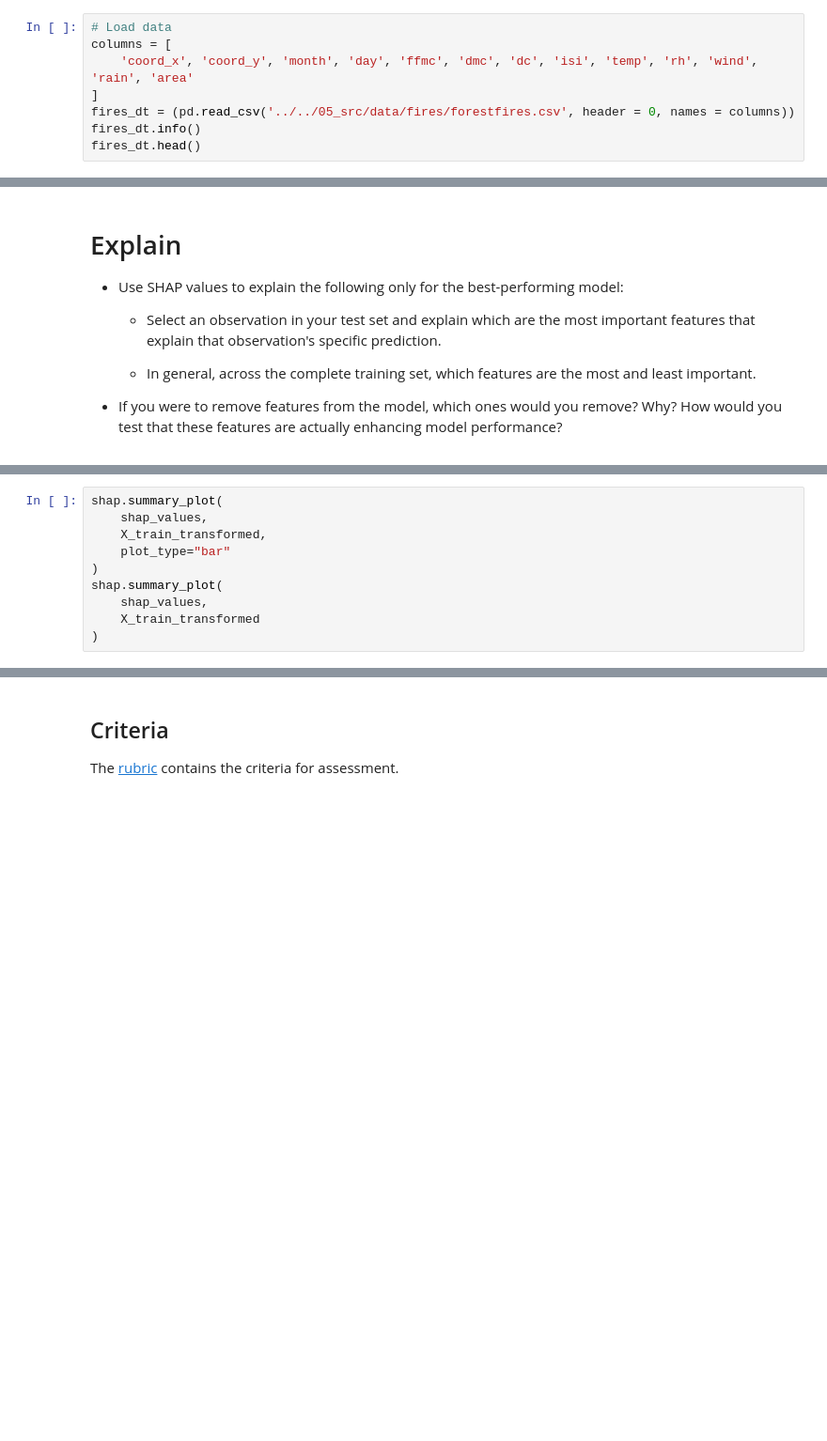
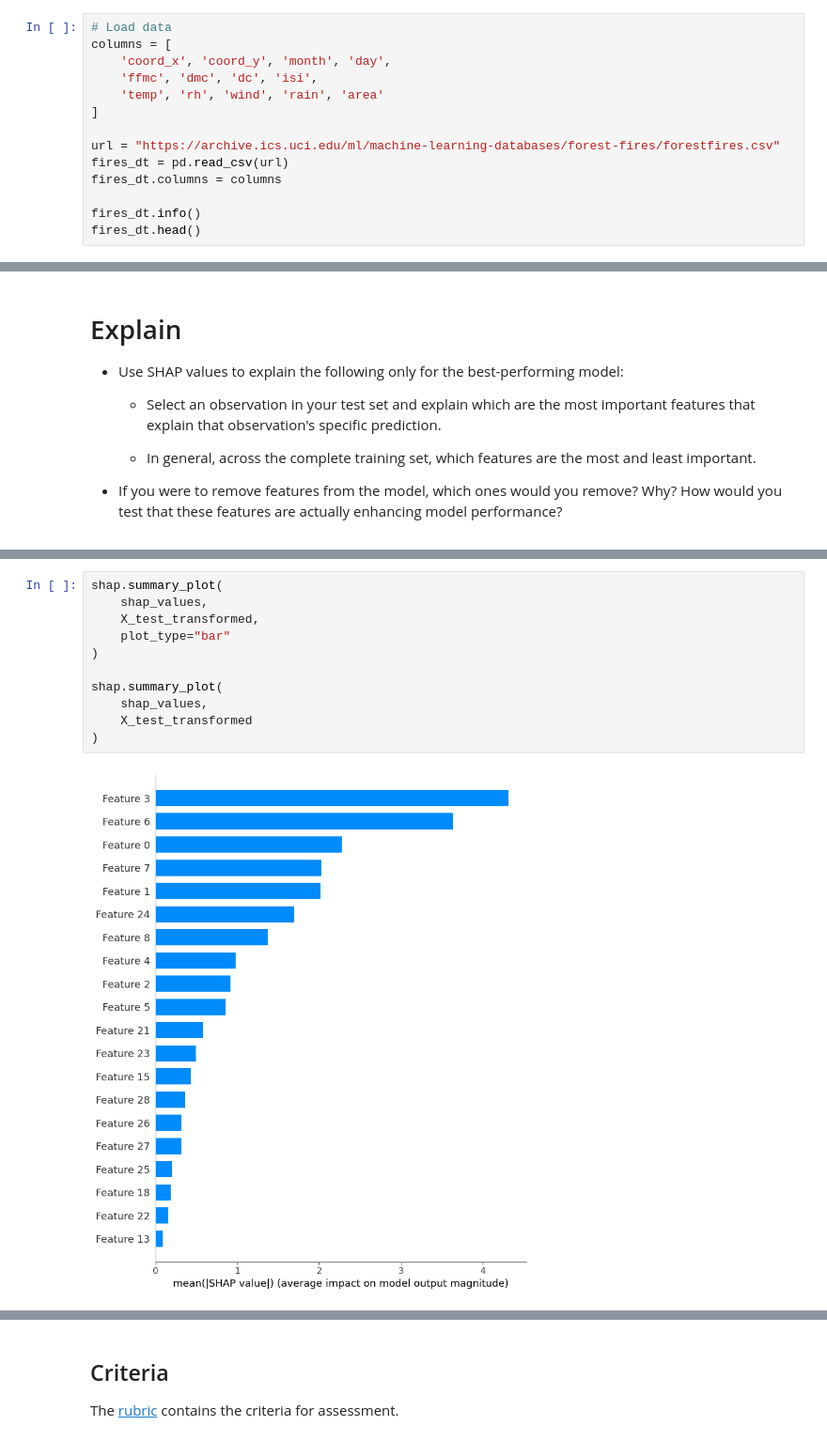
Before and after one commit to smittrivedi/production, a Jupyter notebook: 02_activities/assignments/assignment_2.ipynb, the cells around one changed output, grey strips where cells are left out. Shown at 94% size. Cells and saved outputs as stored; diff of their text form; blank space fills up the shorter version.

```diff
--- a/02_activities/assignments/assignment_2.ipynb
+++ b/02_activities/assignments/assignment_2.ipynb
@@ -95,8 +96,14 @@ import pickle
 # %%
 # Load data
 columns = [
-    'coord_x', 'coord_y', 'month', 'day', 'ffmc', 'dmc', 'dc', 'isi', 'temp', 'rh', 'wind', 'rain', 'area'
+    'coord_x', 'coord_y', 'month', 'day',
+    'ffmc', 'dmc', 'dc', 'isi',
+    'temp', 'rh', 'wind', 'rain', 'area'
 ]
-fires_dt = (pd.read_csv('../../05_src/data/fires/forestfires.csv', header = 0, names = columns))
+
+url = "https://archive.ics.uci.edu/ml/machine-learning-databases/forest-fires/forestfires.csv"
+fires_dt = pd.read_csv(url)
+fires_dt.columns = columns
+
 fires_dt.info()
 fires_dt.head()
@@ -325,10 +412,13 @@ shap.force_plot(
 # %%
 shap.summary_plot(
     shap_values,
-    X_train_transformed,
+    X_test_transformed,
     plot_type="bar"
 )
+
 shap.summary_plot(
     shap_values,
-    X_train_transformed
+    X_test_transformed
 )
+# %% [output]
+[figure, added]
```
Also changed, not shown: parts of 15 cells of this notebook.
